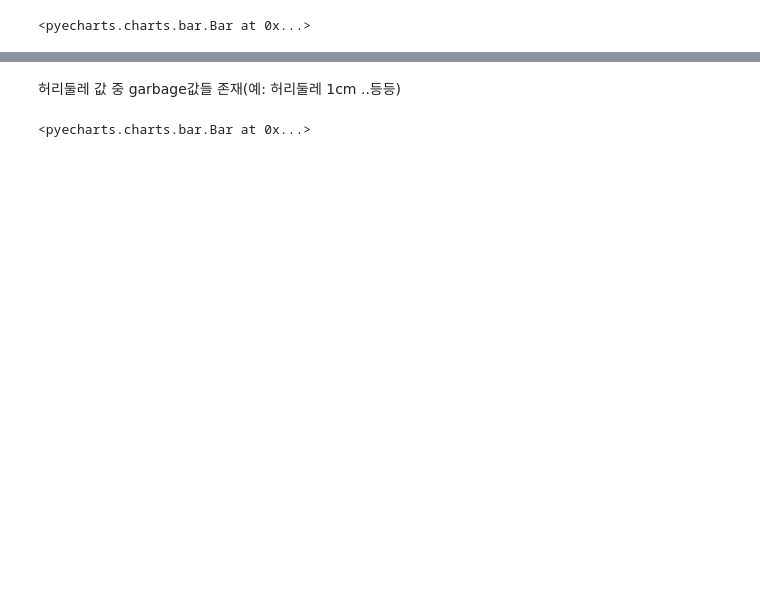
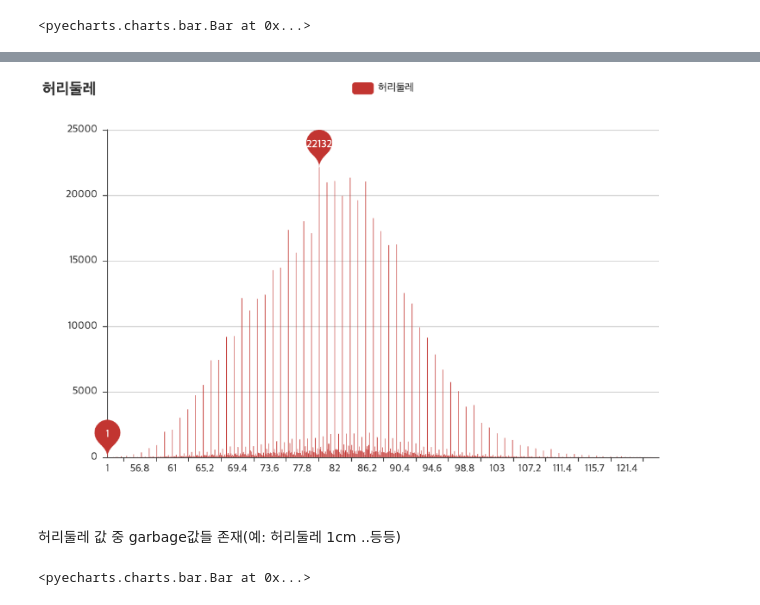
Before and after one commit to kms2698/diabetes-analysys_topgap, a Jupyter notebook: 데이터분석_김민상.ipynb, the cells around one changed output, grey strips where cells are left out. Cells and saved outputs as stored; diff of their text form; code cells hidden in the pictures; blank space fills up the shorter version.

```diff
--- a/데이터분석_김민상.ipynb
+++ b/데이터분석_김민상.ipynb
@@ -169,3 +169,7 @@ bar
+# %%
+Image('pyecharts(김민상)/허리둘레.png')
+# %% [output]
+[figure, added]
 # %% [markdown]
 허리둘레 값 중 garbage값들 존재(예: 허리둘레 1cm ..등등)
 # %%
```
Also changed, not shown: parts of 23 cells of this notebook.
